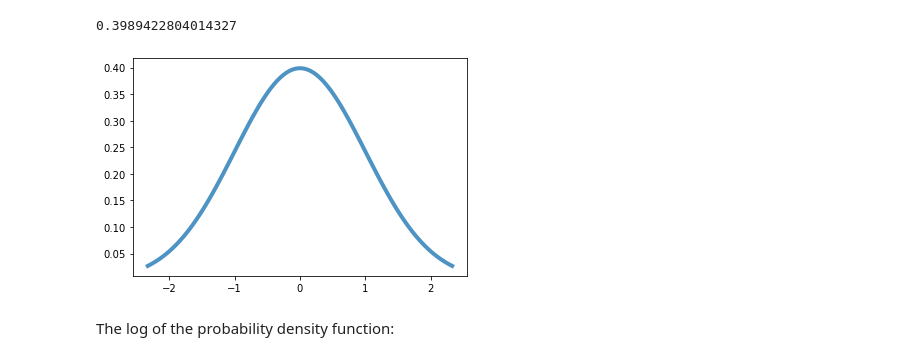
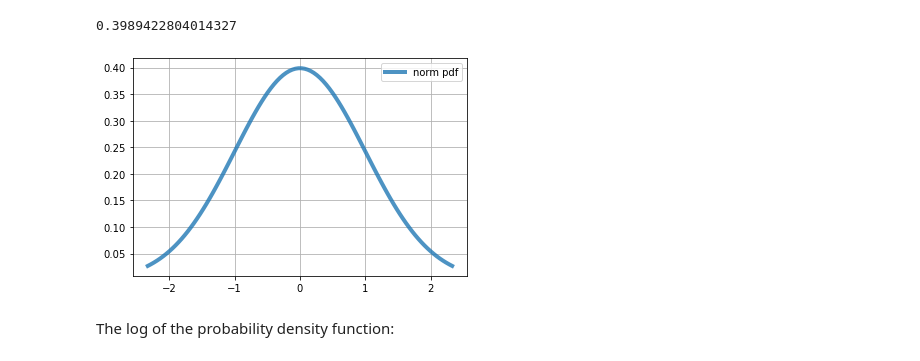
Before and after one commit to Ruairi8/FoDA-assessment, a Jupyter notebook: Normal Distribution.ipynb, the cells around one changed output. Cells and saved outputs as stored; diff of their text form; code cells hidden in the pictures.

```diff
--- a/Normal Distribution.ipynb
+++ b/Normal Distribution.ipynb
@@ -146,13 +174,15 @@ ss.norm().pdf(0.0)
 # %%
 import numpy as np
 import matplotlib.pyplot as plt
 fig, ax = plt.subplots(1,1)
 x = np.linspace(ss.norm.ppf(0.01),
                 ss.norm.ppf(0.99), 100)
 ax.plot(x, ss.norm.pdf(x),
-       '-', lw=4, alpha=1.8, label='norm pdf');
+       '-', lw=4, alpha=1.8, label='norm pdf')
+plt.grid()
+ax.legend();
 # %% [output]
-[figure, old version]
+[figure, new version]
 # %% [markdown]
 The log of the probability density function:
 # %%
```
Also changed, not shown: parts of 28 cells of this notebook, 2 other files.
